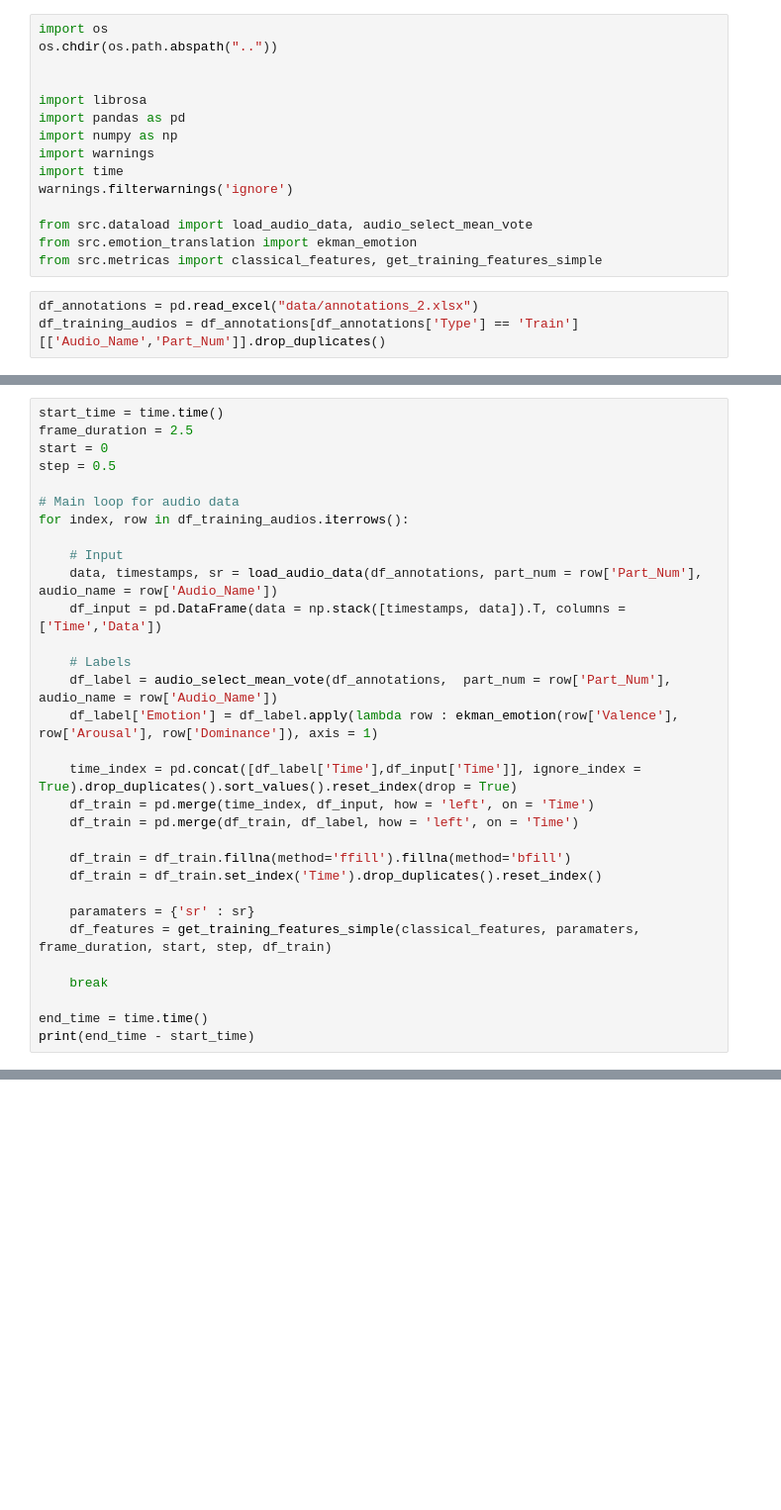
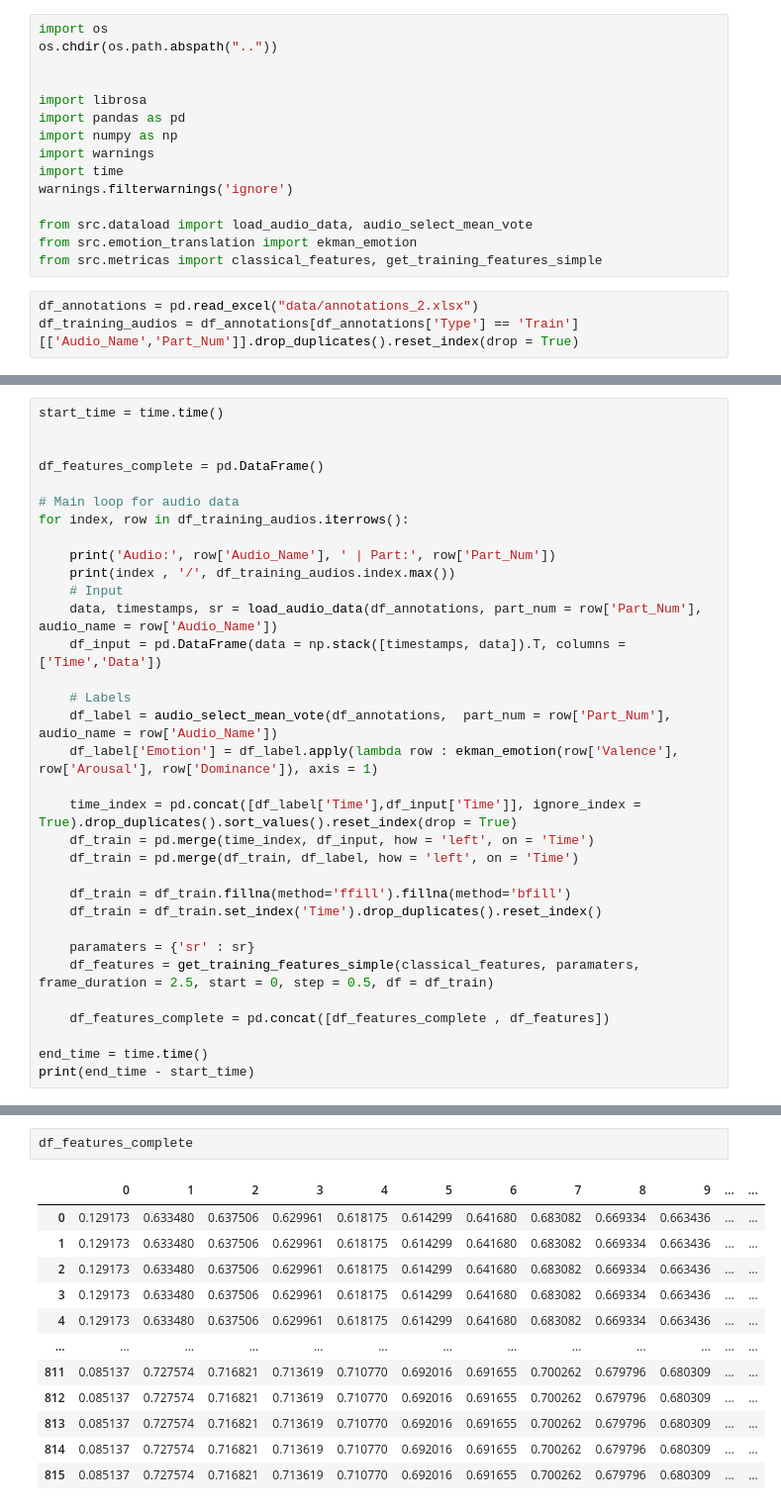
Before and after one commit to beltrewilton/mspconv_ftlab, a Jupyter notebook: notebooks/Audio - Preprocess data.ipynb, the cells around one changed output, grey strips where cells are left out. Shown at 99% size. Saved outputs shown, nothing was run; the diff lists cells and outputs as text; blank space fills up the shorter version.

Commit message:
audioviz fix

```diff
--- a/notebooks/Audio - Preprocess data.ipynb
+++ b/notebooks/Audio - Preprocess data.ipynb
@@ -15,4 +17,4 @@ from src.emotion_translation import ekman_emotion
 from src.metricas import classical_features, get_training_features_simple
 # %%
 df_annotations = pd.read_excel("data/annotations_2.xlsx")
-df_training_audios = df_annotations[df_annotations['Type'] == 'Train'][['Audio_Name','Part_Num']].drop_duplicates()
+df_training_audios = df_annotations[df_annotations['Type'] == 'Train'][['Audio_Name','Part_Num']].drop_duplicates().reset_index(drop = True)
@@ -19,12 +56,14 @@ df_training_audios = df_annotations[df_annotations['Type'] == 'Train'][['Audio_N
 # %%
 start_time = time.time()
-frame_duration = 2.5
-start = 0
-step = 0.5
+
+
+df_features_complete = pd.DataFrame()
 
 # Main loop for audio data
 for index, row in df_training_audios.iterrows():
 
+    print('Audio:', row['Audio_Name'], ' | Part:', row['Part_Num'])
+    print(index , '/', df_training_audios.index.max())
     # Input
     data, timestamps, sr = load_audio_data(df_annotations, part_num = row['Part_Num'], audio_name = row['Audio_Name'])
     df_input = pd.DataFrame(data = np.stack([timestamps, data]).T, columns = ['Time','Data'])
@@ -41,9 +80,9 @@ for index, row in df_training_audios.iterrows():
     df_train = df_train.set_index('Time').drop_duplicates().reset_index()
 
     paramaters = {'sr' : sr}
-    df_features = get_training_features_simple(classical_features, paramaters, frame_duration, start, step, df_train)
+    df_features = get_training_features_simple(classical_features, paramaters, frame_duration = 2.5, start = 0, step = 0.5, df = df_train)
 
-    break
+    df_features_complete = pd.concat([df_features_complete , df_features])
 
 end_time = time.time()
 print(end_time - start_time)
@@ -81,0 +140,15 @@ df_features
+# %%
+df_features_complete
+# %% [output]
+|  | 0 | 1 | 2 | 3 | 4 | 5 | 6 | 7 | 8 | 9 | ... | ... |
+| 0 | 0.129173 | 0.633480 | 0.637506 | 0.629961 | 0.618175 | 0.614299 | 0.641680 | 0.683082 | 0.669334 | 0.663436 | ... | ... |
+| 1 | 0.129173 | 0.633480 | 0.637506 | 0.629961 | 0.618175 | 0.614299 | 0.641680 | 0.683082 | 0.669334 | 0.663436 | ... | ... |
+| 2 | 0.129173 | 0.633480 | 0.637506 | 0.629961 | 0.618175 | 0.614299 | 0.641680 | 0.683082 | 0.669334 | 0.663436 | ... | ... |
+| 3 | 0.129173 | 0.633480 | 0.637506 | 0.629961 | 0.618175 | 0.614299 | 0.641680 | 0.683082 | 0.669334 | 0.663436 | ... | ... |
+| 4 | 0.129173 | 0.633480 | 0.637506 | 0.629961 | 0.618175 | 0.614299 | 0.641680 | 0.683082 | 0.669334 | 0.663436 | ... | ... |
+| ... | ... | ... | ... | ... | ... | ... | ... | ... | ... | ... | ... | ... |
+| 811 | 0.085137 | 0.727574 | 0.716821 | 0.713619 | 0.710770 | 0.692016 | 0.691655 | 0.700262 | 0.679796 | 0.680309 | ... | ... |
+| 812 | 0.085137 | 0.727574 | 0.716821 | 0.713619 | 0.710770 | 0.692016 | 0.691655 | 0.700262 | 0.679796 | 0.680309 | ... | ... |
+| 813 | 0.085137 | 0.727574 | 0.716821 | 0.713619 | 0.710770 | 0.692016 | 0.691655 | 0.700262 | 0.679796 | 0.680309 | ... | ... |
+| 814 | 0.085137 | 0.727574 | 0.716821 | 0.713619 | 0.710770 | 0.692016 | 0.691655 | 0.700262 | 0.679796 | 0.680309 | ... | ... |
+| 815 | 0.085137 | 0.727574 | 0.716821 | 0.713619 | 0.710770 | 0.692016 | 0.691655 | 0.700262 | 0.679796 | 0.680309 | ... | ... |
```
Also changed, not shown: parts of 12 cells of this notebook, 2 other files.
